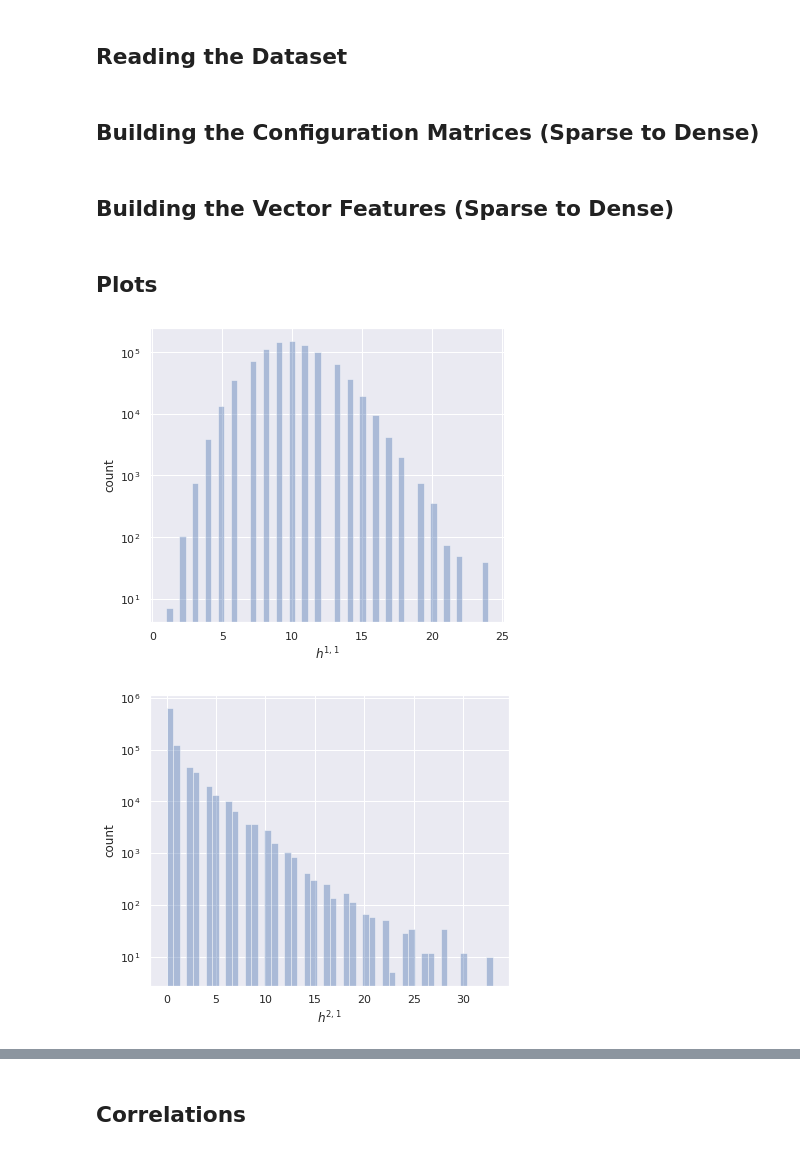
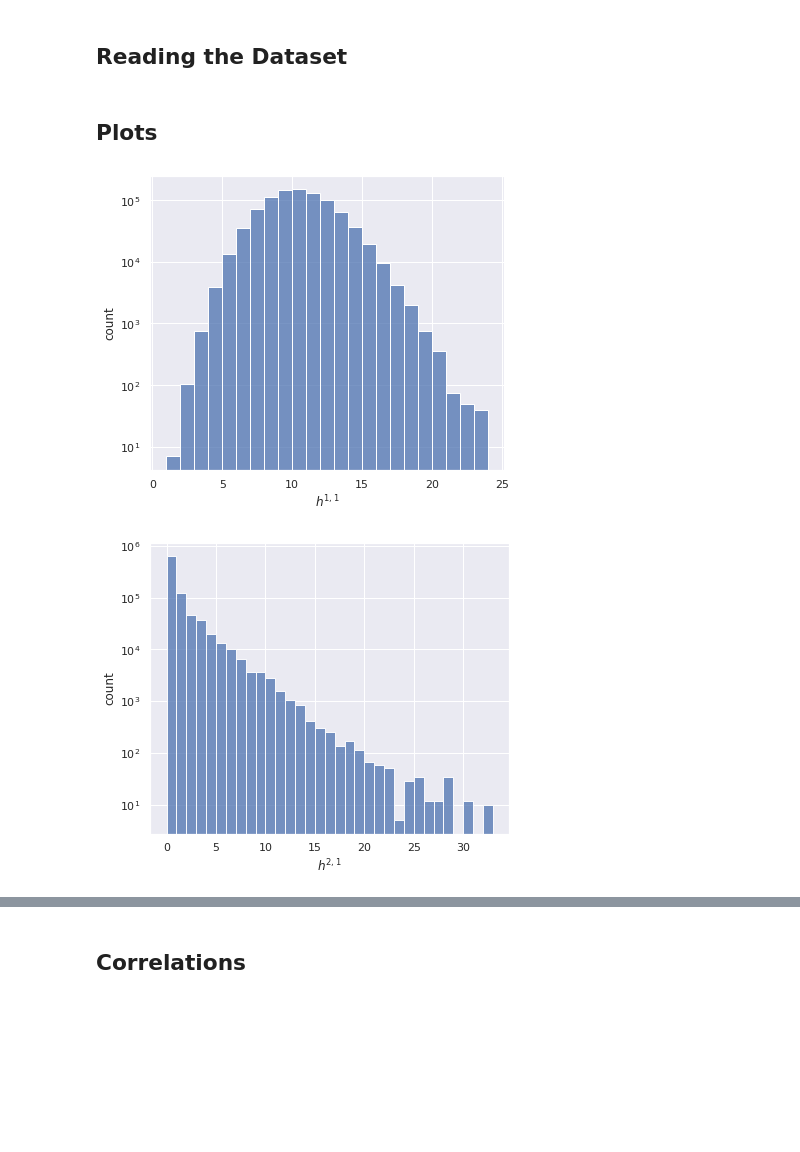
Before and after one commit to thesfinox/ml-cicy-4folds, a Jupyter notebook: cicy4_inception.ipynb, the cells around one changed output, grey strips where cells are left out. Cells and saved outputs as stored; diff of their text form; code cells hidden in the pictures; blank space fills up the shorter version.

```diff
--- a/cicy4_inception.ipynb
+++ b/cicy4_inception.ipynb
@@ -75,50 +77,32 @@ df = df.loc[df['isprod'] == False]
 
 # select only complete entries
 df = df.dropna()
-# %% [markdown]
-## Building the Configuration Matrices (Sparse to Dense)
-# %%
-# get the max shape of the matrix
-shape = df['size'].max()
-
-# get the offset and pad the matrix
-offset = lambda s: [(0, shape[i] - np.shape(s)[i]) for i in range(len(shape))]
-df['matrix'] = df['matrix'].apply(lambda s: np.pad(s, offset(s), mode='constant'))
-# %% [markdown]
-## Building the Vector Features (Sparse to Dense)
-# %%
-# get the max length
-dim_cp_shape  = df['dim_cp'].apply(np.shape).max()
-deg_eqs_shape = df['deg_eqs'].apply(np.shape).max()
-
-# get the offset and pad
-offset_dim_cp = lambda s: (0, dim_cp_shape[0] - np.shape(s)[0])
-df['dim_cp']  = df['dim_cp'].apply(lambda s: np.pad(s, offset_dim_cp(s), mode='constant'))
-
-offset_deg_eqs = lambda s: (0, deg_eqs_shape[0] - np.shape(s)[0])
-df['deg_eqs']   = df['deg_eqs'].apply(lambda s: np.pad(s, offset_deg_eqs(s), mode='constant'))
 # %% [markdown]
 ## Plots
 # %%
 _, ax = plt.subplots(1, 1, figsize=(6,5))
 
-sns.distplot(df['h11'],
-             kde=False,
+sns.histplot(data=df,
+             x='h11',
+             stat='count',
+             binwidth=1,
              ax=ax
             )
 ax.set_xlabel('$h^{1,1}$')
 ax.set_ylabel('count')
 ax.set_yscale('log')
 
 plt.tight_layout()
 plt.savefig(pimg(PREFIX + 'h11_distribution' + SUFFIX + '.pdf'), format='pdf', dpi=150)
 # %% [output]
-[figure, old version]
+[figure, new version]
 # %%
 _, ax = plt.subplots(1, 1, figsize=(6,5))
 
-sns.distplot(df['h21'],
-             kde=False,
+sns.histplot(data=df,
+             x='h21',
+             stat='count',
+             binwidth=1,
              ax=ax
             )
 ax.set_xlabel('$h^{2,1}$')
@@ -128,7 +112,7 @@ ax.set_yscale('log')
 plt.tight_layout()
 plt.savefig(pimg(PREFIX + 'h21_distribution' + SUFFIX + '.pdf'), format='pdf', dpi=150)
 # %% [output]
-[figure, old version]
+[figure, new version]
 # %%
 _, ax = plt.subplots(1, 1, figsize=(6,5))
 
```
Also changed, not shown: parts of 116 cells of this notebook, 8 other files.
